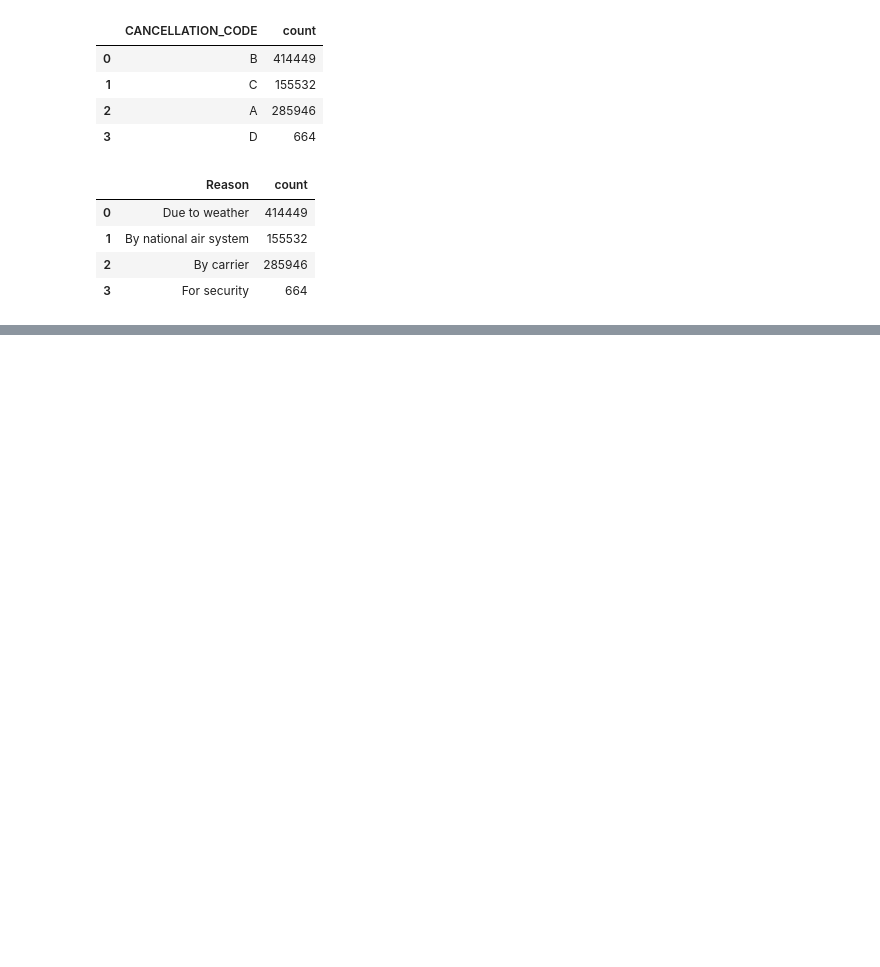
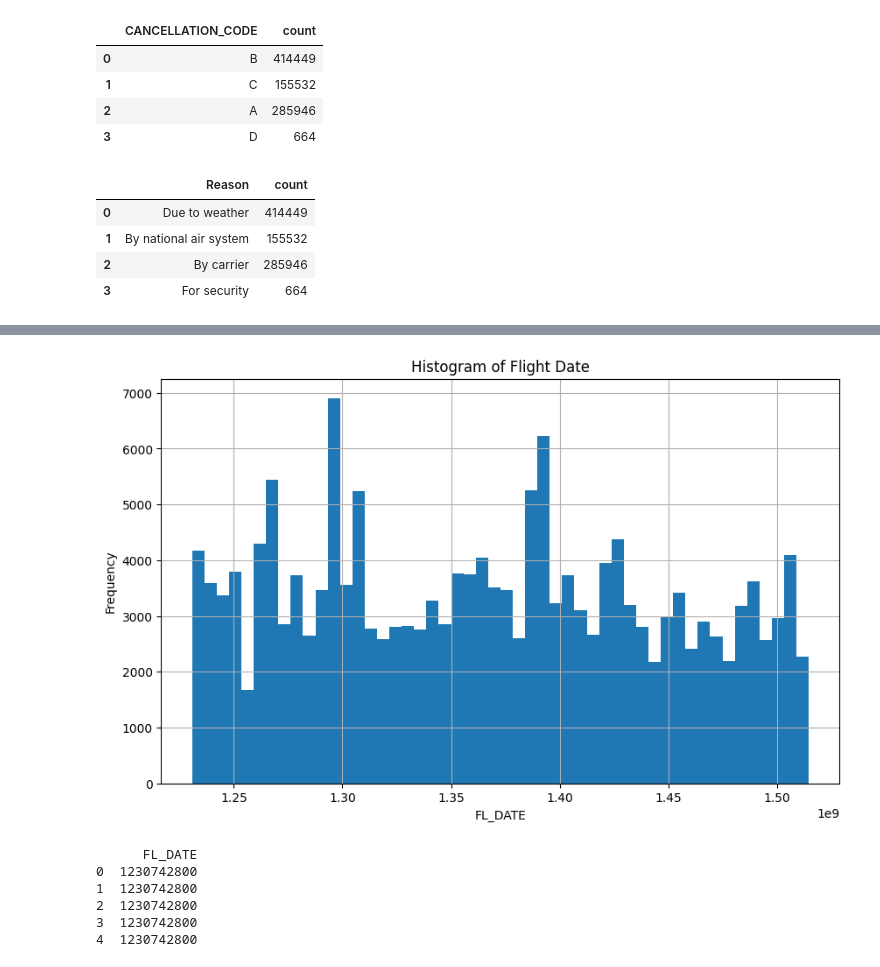
Before and after one commit to gitHan25/BigData, a Jupyter notebook: tes.ipynb, the cells around one changed output, grey strips where cells are left out. Cells and saved outputs as stored; diff of their text form; code cells hidden in the pictures; blank space fills up the shorter version.

Commit message:
visualisasi

```diff
--- a/tes.ipynb
+++ b/tes.ipynb
@@ -34,7 +32,7 @@ spark = SparkSession.builder.config("spark.executor.memory","2g").getOrCreate()
 spark.sparkContext.setLogLevel("ERROR")
 # %%
 file_names_range = list(range(2009, 2018))
-file_paths = [fr'C:\Users\Farhan\.cache\kagglehub\datasets\yuanyuwendymu\airline-delay-and-cancellation-data-2009-2018\versions\1\{file}.csv' for file in file_names_range]
+file_paths = [fr'C:\Users\khansa resqi\.cache\kagglehub\datasets\yuanyuwendymu\airline-delay-and-cancellation-data-2009-2018\versions\1\{file}.csv' for file in file_names_range]
 # %%
 schema = T.StructType([
     T.StructField("FL_DATE", T.TimestampType(), nullable=True),
@@ -228,0 +231,24 @@ text = pie2.mark_text(radius=120, size=12).encode(
+# %%
+import matplotlib.pyplot as plt
+
+# Convert Spark DataFrame to Pandas DataFrame
+pdf = classify_df.select('FL_DATE').toPandas()
+
+# Plot histogram
+pdf['FL_DATE'].hist(bins=50, figsize=(10, 6))
+plt.xlabel('FL_DATE')
+plt.ylabel('Frequency')
+plt.title('Histogram of Flight Date')
+plt.grid(True)
+plt.show()
+# %% [output]
+[figure, added]
+# %%
+print(pdf.head())
+# %% [output]
+      FL_DATE
+0  1230742800
+1  1230742800
+2  1230742800
+3  1230742800
+4  1230742800
```
Also changed, not shown: parts of 17 cells of this notebook.
